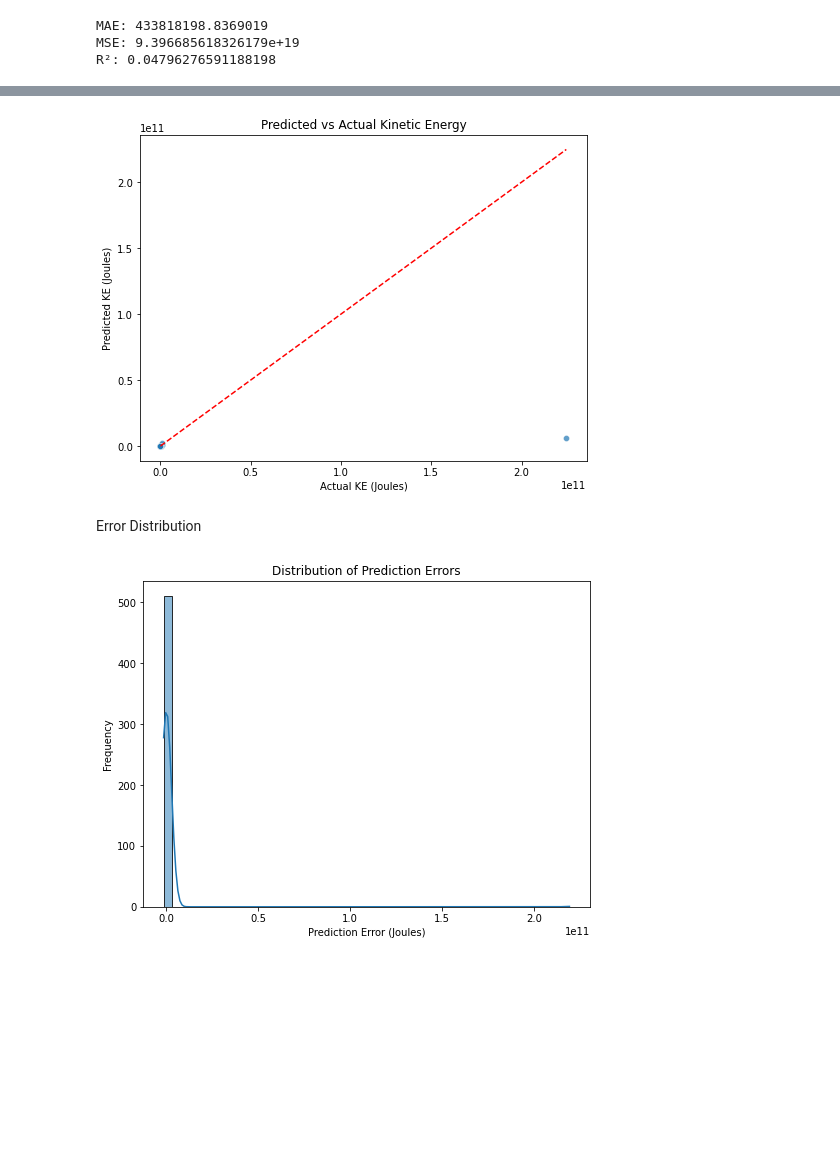
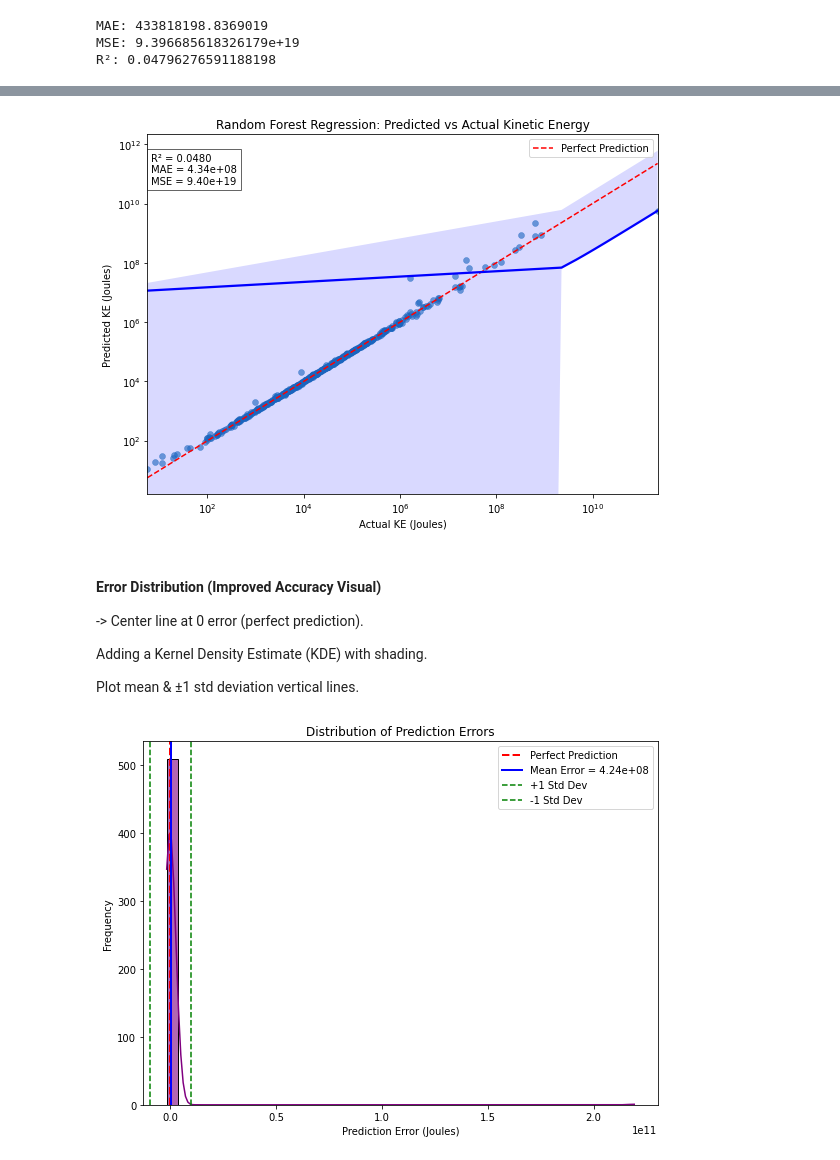
Before and after one commit to Careless-Loser/Experiment-Porftolio-Machine-Learning-Assignment-1, a Jupyter notebook: Exercise 1 – Regression Task/01-NASA-NEO-Kinetic-Energy-Prediction/NASA_NEO_Kinetic_Energy_Prediction.ipynb, the cells around one changed output, grey strips where cells are left out. Drawn from its saved outputs; the diff is of its cells as text; code cells hidden in the pictures; blank space fills up the shorter version.

```diff
--- a/Exercise 1 – Regression Task/01-NASA-NEO-Kinetic-Energy-Prediction/NASA_NEO_Kinetic_Energy_Prediction.ipynb
+++ b/Exercise 1 – Regression Task/01-NASA-NEO-Kinetic-Energy-Prediction/NASA_NEO_Kinetic_Energy_Prediction.ipynb
@@ -548,26 +494,53 @@ Predicted vs Actual Kinetic Energy
 # %%
-import seaborn as sns
-import matplotlib.pyplot as plt
+# Predicted vs Actual KE
+plt.figure(figsize=(8, 6))
+sns.scatterplot(x=y_test, y=y_test_pred, alpha=0.6, edgecolor=None)
+plt.plot([y_test.min(), y_test.max()], [y_test.min(), y_test.max()], 'r--', label="Perfect Prediction")
+sns.regplot(x=y_test, y=y_test_pred, scatter=False, color="blue", line_kws={"label":"Best Fit"})
 
-plt.figure(figsize=(8,6))
-sns.scatterplot(x=y_test, y=y_test_pred, alpha=0.7)
+# Using log scale
+plt.xscale("log")
+plt.yscale("log")
+
 plt.xlabel("Actual KE (Joules)")
 plt.ylabel("Predicted KE (Joules)")
-plt.title("Predicted vs Actual Kinetic Energy")
-plt.plot([y_test.min(), y_test.max()], [y_test.min(), y_test.max()], 'r--')
+plt.title("Random Forest Regression: Predicted vs Actual Kinetic Energy")
+
+# Annotate with metrics
+plt.text(y_test.min()*1.2, y_test.max()/5,
+         f"R² = {test_r2:.4f}\nMAE = {test_mae:.2e}\nMSE = {test_mse:.2e}",
+         fontsize=10, bbox=dict(facecolor='white', alpha=0.6))
+
+plt.legend()
+plt.tight_layout()
 plt.show()
 # %% [output]
-[figure, old version]
+[figure, new version]
 # %% [markdown]
-Error Distribution
+#### Error Distribution (Improved Accuracy Visual)
+
+-> Center line at 0 error (perfect prediction).
+
+Adding a Kernel Density Estimate (KDE) with shading.
+
+Plot mean & ±1 std deviation vertical lines.
 # %%
+# Error Distribution
 errors = y_test - y_test_pred
-plt.figure(figsize=(8,6))
-sns.histplot(errors, bins=50, kde=True)
-plt.title("Distribution of Prediction Errors")
+plt.figure(figsize=(8, 6))
+
+sns.histplot(errors, bins=40, kde=True, color="purple", alpha=0.6)
+plt.axvline(0, color="red", linestyle="--", linewidth=2, label="Perfect Prediction")
+plt.axvline(errors.mean(), color="blue", linestyle="-", linewidth=2, label=f"Mean Error = {errors.mean():.2e}")
+plt.axvline(errors.mean() + errors.std(), color="green", linestyle="--", linewidth=1.5, label="+1 Std Dev")
+plt.axvline(errors.mean() - errors.std(), color="green", linestyle="--", linewidth=1.5, label="-1 Std Dev")
+
 plt.xlabel("Prediction Error (Joules)")
 plt.ylabel("Frequency")
+plt.title("Distribution of Prediction Errors")
+plt.legend()
+plt.tight_layout()
 plt.show()
 # %% [output]
-[figure, old version]
+[figure, new version]
 # %% [markdown]
```
Also changed, not shown: parts of 6 cells of this notebook.
